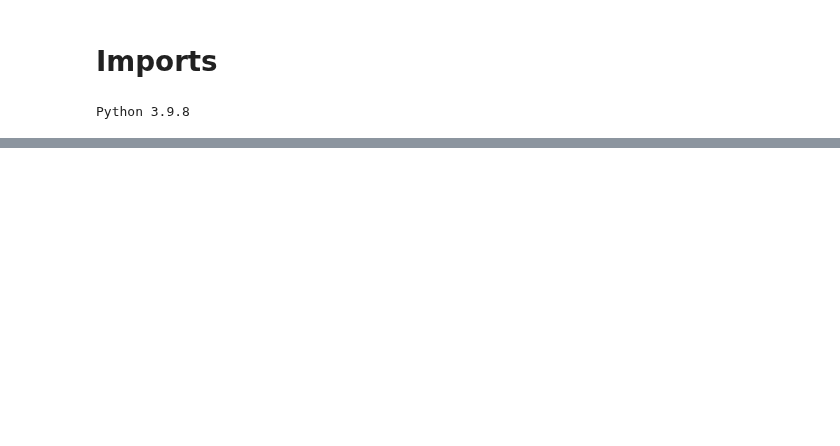
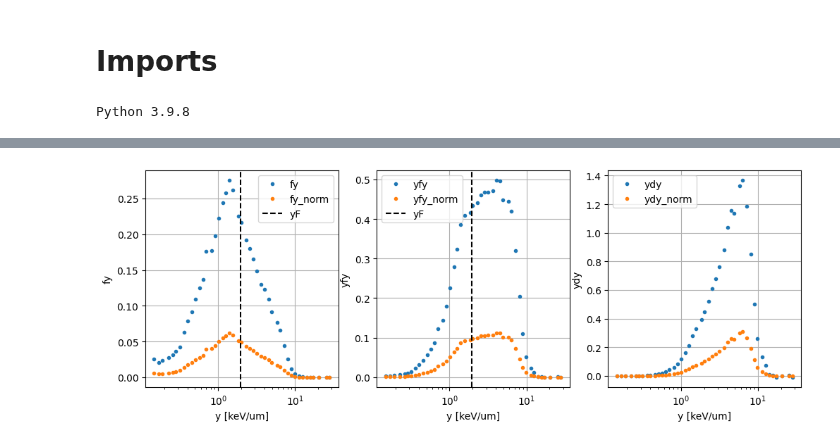
Before and after one commit to grzanka/microdosimetric_spectra_folding, a Jupyter notebook: notebooks/0.1-validation-folding.ipynb, the cells around one changed output, grey strips where cells are left out. Drawn from its saved outputs; the diff is of its cells as text; code cells hidden in the pictures; blank space fills up the shorter version.

```diff
--- a/notebooks/0.1-validation-folding.ipynb
+++ b/notebooks/0.1-validation-folding.ipynb
@@ -71,0 +66,3 @@ Text(0, 0.5, 'yfy')
+# %%
+spectrum = from_csv(project_dir / 'data' / 'interim' / 'data.csv', delimiter=',', value_type=SpectrumValueType.yfy)
+print(spectrum)
@@ -71,0 +87,21 @@ Text(0, 0.5, 'yfy')
+# %%
+fig, ax = plt.subplots(nrows=1, ncols=3, figsize=(12, 4))
+ax[0].plot(spectrum.y, spectrum.fy, '.', label='fy')
+ax[0].plot(spectrum.y, spectrum.fy_norm, '.', label='fy_norm')
+ax[0].axvline(spectrum.yF, color='k', linestyle='--', label='yF')
+ax[0].set_ylabel('fy')
+ax[1].plot(spectrum.y, spectrum.yfy, '.', label='yfy')
+ax[1].plot(spectrum.y, spectrum.yfy_norm, '.', label='yfy_norm')
+ax[1].axvline(spectrum.yF, color='k', linestyle='--', label='yF')
+ax[1].set_ylabel('yfy')
+ax[2].plot(spectrum.y, spectrum.ydy, '.', label='ydy')
+ax[2].plot(spectrum.y, spectrum.ydy_norm, '.', label='ydy_norm')
+ax[2].set_ylabel('ydy')
+for a in ax:
+    a.set_xscale('log')
+    #a.set_yscale('log')
+    a.grid()
+    a.set_xlabel('y [keV/um]')
+    a.legend()
+# %% [output]
+[figure, added]
```
Also changed, not shown: parts of 12 cells of this notebook, 5 other files.
